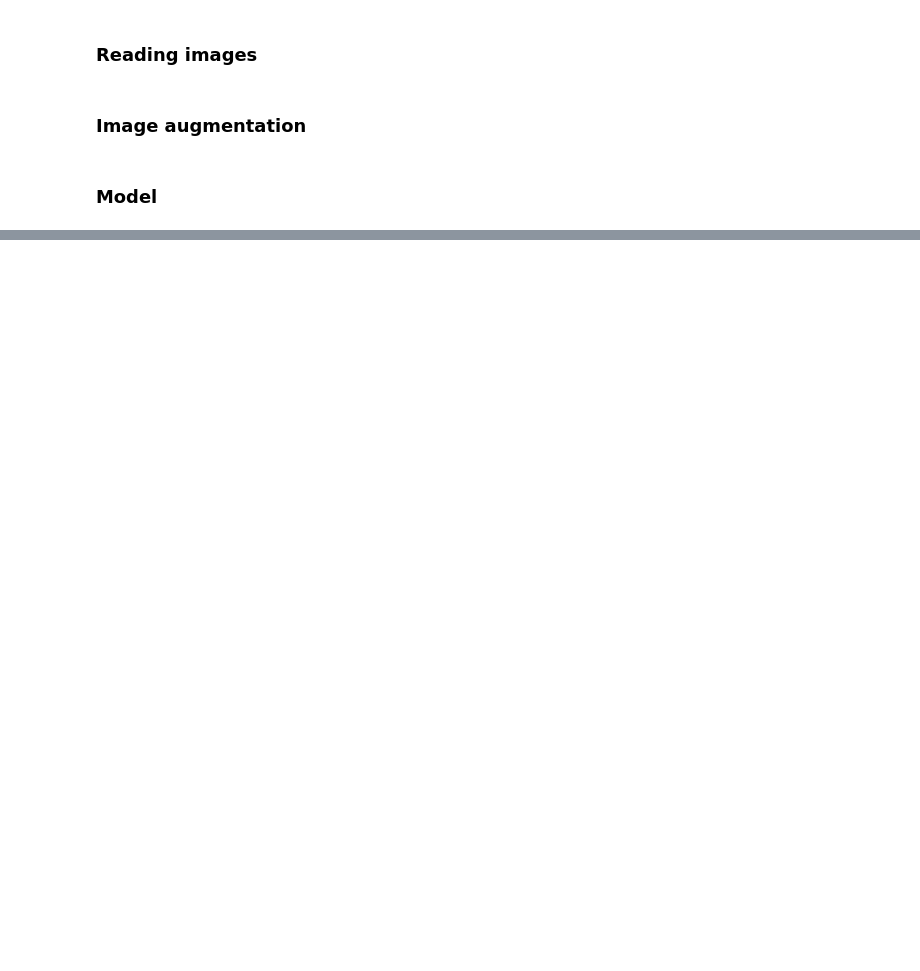
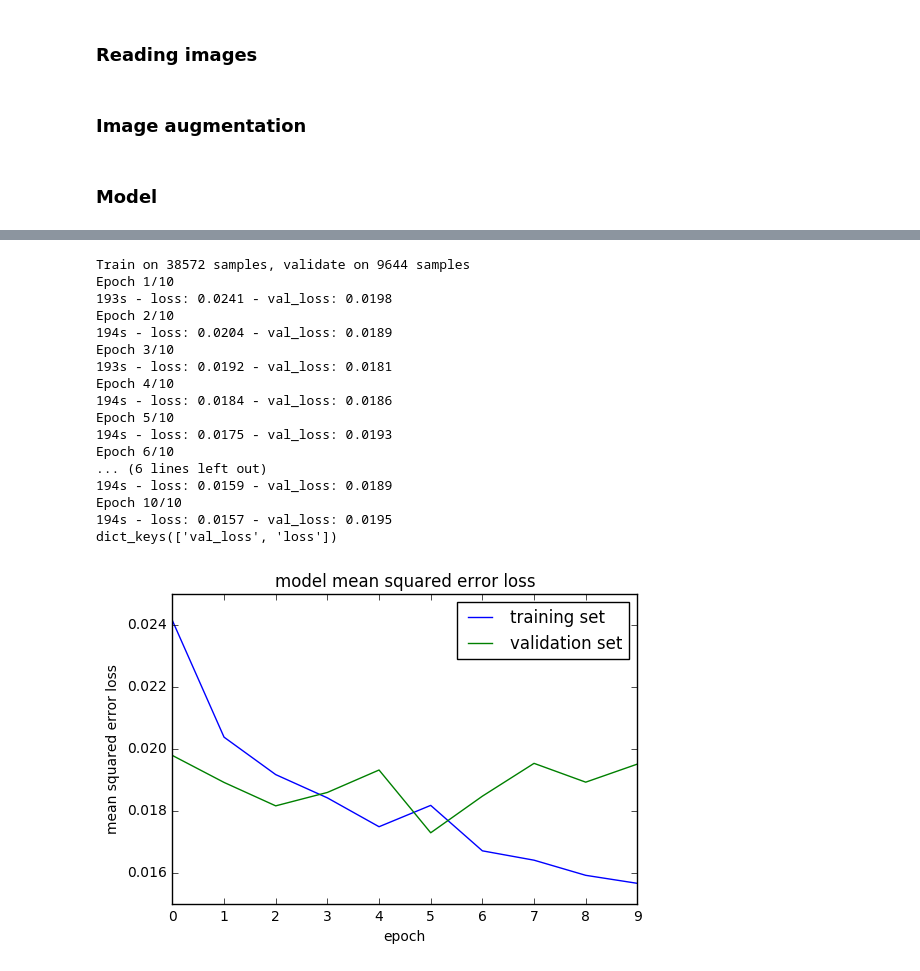
Before and after one commit to patriciapampanelli/CarND-Behavioral-Cloning-P3, a Jupyter notebook: CarND-Behavioral-Cloning-P3.ipynb, the cells around one changed output, grey strips where cells are left out. Drawn from its saved outputs; the diff is of its cells as text; code cells hidden in the pictures; blank space fills up the shorter version.

```diff
--- a/CarND-Behavioral-Cloning-P3.ipynb
+++ b/CarND-Behavioral-Cloning-P3.ipynb
@@ -200,0 +335,57 @@ model.save('model.h5')
+# %%
+def getModel6():
+
+
+    from keras.models import Sequential
+    from keras.layers import Flatten, Dense, Lambda, Dropout
+    from keras.layers.convolutional import Conv2D
+    from keras.layers.pooling import MaxPooling2D
+    from keras.layers.convolutional import Cropping2D
+
+    model = Sequential()
+    # Normalize and mean centering the data
+    model.add(Lambda(lambda x: x/255.0 - 0.5, input_shape=(160,320,3)))
+    model.add(Cropping2D(cropping=((70,25), (0,0))))
+    model.add(Conv2D(24, (5, 5), strides=(2,2), activation = 'relu'))
+    model.add(Conv2D(36, (5, 5), strides=(2,2), activation = 'relu'))
+    model.add(Conv2D(48, (5, 5), strides=(2,2), activation = 'relu'))
+    model.add(Conv2D(64, (3, 3), activation = 'relu'))
+    model.add(Conv2D(64, (3, 3), activation = 'relu'))
+    model.add(Flatten())
+    model.add(Dense(100))
+    model.add(Dropout(0.5))
+    model.add(Dense(50))
+    model.add(Dropout(0.5))
+    model.add(Dense(10))
+    model.add(Dropout(0.5))
+    model.add(Dense(1))
+    model.compile(loss='mse', optimizer='adam')
+
+    return model
+# %%
+# Get network
+model = getModel6()
+# Training
+history_object = model.fit(X_train, y_train, validation_split=0.2, shuffle=True, epochs=10, verbose = 2, batch_size=32)
+# Save modehistory_objectsave('model.h5')
+drawTrainingLoss(history_object)
+model.save('model_6.h5')
+# %% [output]
+Train on 38572 samples, validate on 9644 samples
+Epoch 1/10
+193s - loss: 0.0241 - val_loss: 0.0198
+Epoch 2/10
+194s - loss: 0.0204 - val_loss: 0.0189
+Epoch 3/10
+193s - loss: 0.0192 - val_loss: 0.0181
+Epoch 4/10
+194s - loss: 0.0184 - val_loss: 0.0186
+Epoch 5/10
+194s - loss: 0.0175 - val_loss: 0.0193
+Epoch 6/10
+... (6 lines left out)
+194s - loss: 0.0159 - val_loss: 0.0189
+Epoch 10/10
+194s - loss: 0.0157 - val_loss: 0.0195
+dict_keys(['val_loss', 'loss'])
+[figure, added]
```
Also changed, not shown: parts of 16 cells of this notebook, 9 other files.
